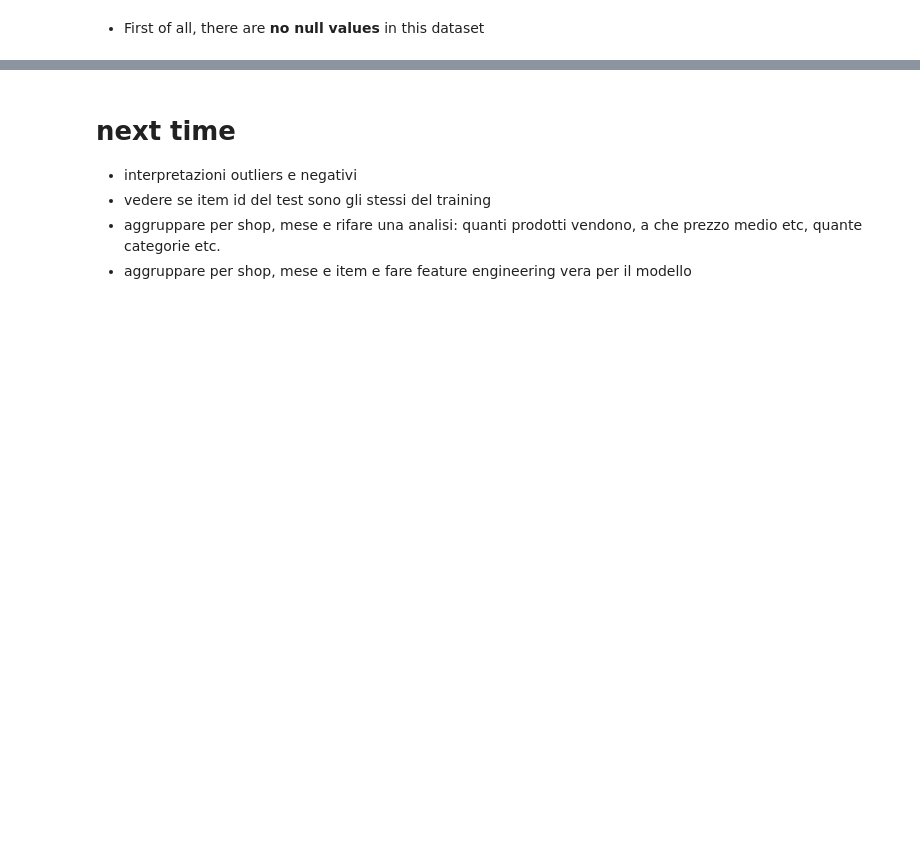
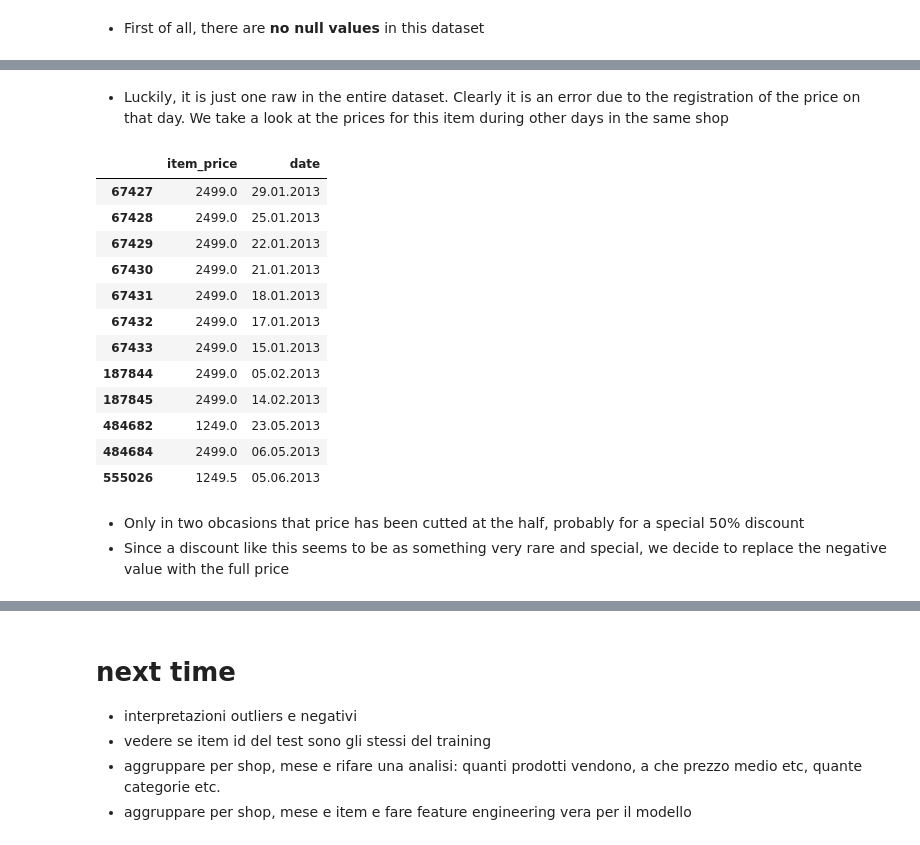
Before and after one commit to AlessandroBiagi/DataScienceProjects, a Jupyter notebook: Future_Sales/Predict_Future_Sales.ipynb, the cells around one changed output, grey strips where cells are left out. Saved outputs shown, nothing was run; the diff lists cells and outputs as text; code cells hidden in the pictures; blank space fills up the shorter version.

```diff
--- a/Future_Sales/Predict_Future_Sales.ipynb
+++ b/Future_Sales/Predict_Future_Sales.ipynb
@@ -150,0 +159,21 @@ hist_boxplot(df[cols_names])
+# %% [markdown]
+- Luckily, it is just one raw in the entire dataset. Clearly it is an error due to the registration of the price on that day. We take a look at the prices for this item during other days in the same shop
+# %%
+df[(df['item_id']==2973) & (df['shop_id']==32) & (df['item_price']>0)][['item_price', 'date']]
+# %% [output]
+|  | item_price | date |
+| 67427 | 2499.0 | 29.01.2013 |
+| 67428 | 2499.0 | 25.01.2013 |
+| 67429 | 2499.0 | 22.01.2013 |
+| 67430 | 2499.0 | 21.01.2013 |
+| 67431 | 2499.0 | 18.01.2013 |
+| 67432 | 2499.0 | 17.01.2013 |
+| 67433 | 2499.0 | 15.01.2013 |
+| 187844 | 2499.0 | 05.02.2013 |
+| 187845 | 2499.0 | 14.02.2013 |
+| 484682 | 1249.0 | 23.05.2013 |
+| 484684 | 2499.0 | 06.05.2013 |
+| 555026 | 1249.5 | 05.06.2013 |
+# %% [markdown]
+- Only in two obcasions that price has been cutted at the half, probably for a special 50% discount
+- Since a discount like this seems to be as something very rare and special, we decide to replace the negative value with the full price
```
Also changed, not shown: parts of 41 cells of this notebook, 3 other files.
